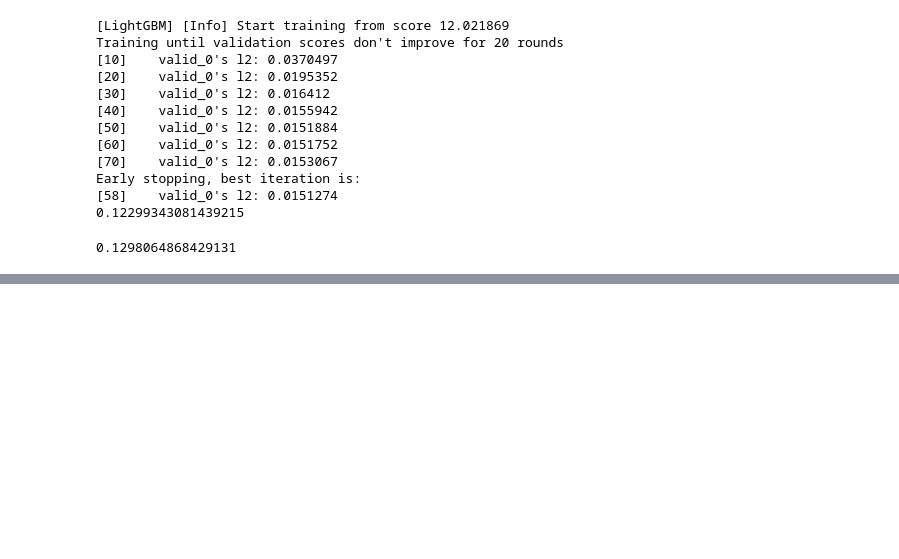
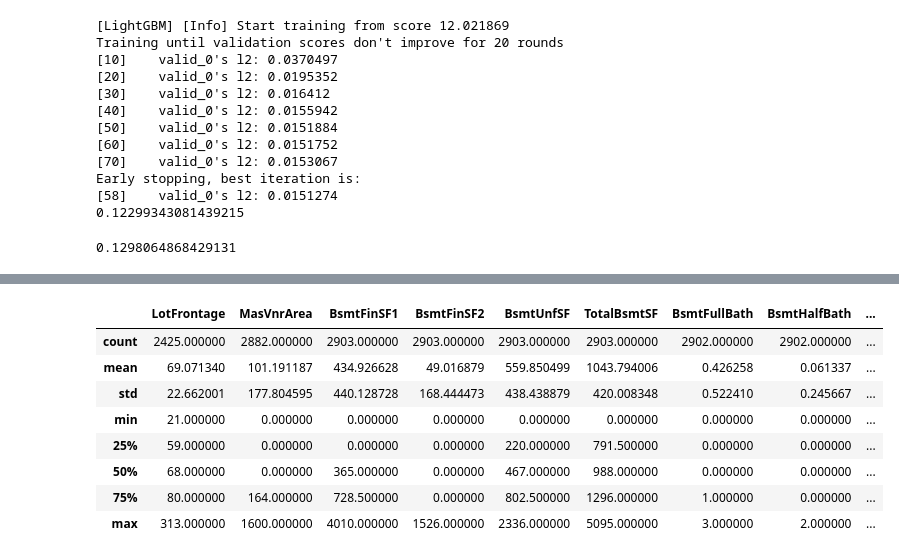
Before and after one commit to rodea0952/kaggle, a Jupyter notebook: Kaggleデータ分析入門/house_prices/house_prices.ipynb, the cells around one changed output, grey strips where cells are left out. Cells and saved outputs as stored; diff of their text form; code cells hidden in the pictures; blank space fills up the shorter version.

```diff
--- a/Kaggleデータ分析入門/house_prices/house_prices.ipynb
+++ b/Kaggleデータ分析入門/house_prices/house_prices.ipynb
@@ -711,0 +1243,7 @@ sum(rmses)/len(rmses)
+# %%
+hasnan_cat = []
+for col in all_df.columns:
+    tmp_null_count = all_df[col].isnull().sum()
+    if (tmp_null_count > 0) & (col != "SalePrice"):
+        print(col, tmp_null_count)
+        hasnan_cat.append(col)
@@ -711,0 +1264,12 @@ sum(rmses)/len(rmses)
+# %%
+all_df[hasnan_cat].describe()
+# %% [output]
+|  | LotFrontage | MasVnrArea | BsmtFinSF1 | BsmtFinSF2 | BsmtUnfSF | TotalBsmtSF | BsmtFullBath | BsmtHalfBath | ... |
+| count | 2425.000000 | 2882.000000 | 2903.000000 | 2903.000000 | 2903.000000 | 2903.000000 | 2902.000000 | 2902.000000 | ... |
+| mean | 69.071340 | 101.191187 | 434.926628 | 49.016879 | 559.850499 | 1043.794006 | 0.426258 | 0.061337 | ... |
+| std | 22.662001 | 177.804595 | 440.128728 | 168.444473 | 438.438879 | 420.008348 | 0.522410 | 0.245667 | ... |
+| min | 21.000000 | 0.000000 | 0.000000 | 0.000000 | 0.000000 | 0.000000 | 0.000000 | 0.000000 | ... |
+| 25% | 59.000000 | 0.000000 | 0.000000 | 0.000000 | 220.000000 | 791.500000 | 0.000000 | 0.000000 | ... |
+| 50% | 68.000000 | 0.000000 | 365.000000 | 0.000000 | 467.000000 | 988.000000 | 0.000000 | 0.000000 | ... |
+| 75% | 80.000000 | 164.000000 | 728.500000 | 0.000000 | 802.500000 | 1296.000000 | 1.000000 | 0.000000 | ... |
+| max | 313.000000 | 1600.000000 | 4010.000000 | 1526.000000 | 2336.000000 | 5095.000000 | 3.000000 | 2.000000 | ... |
```
Also changed, not shown: parts of 67 cells of this notebook, 4 other files.
